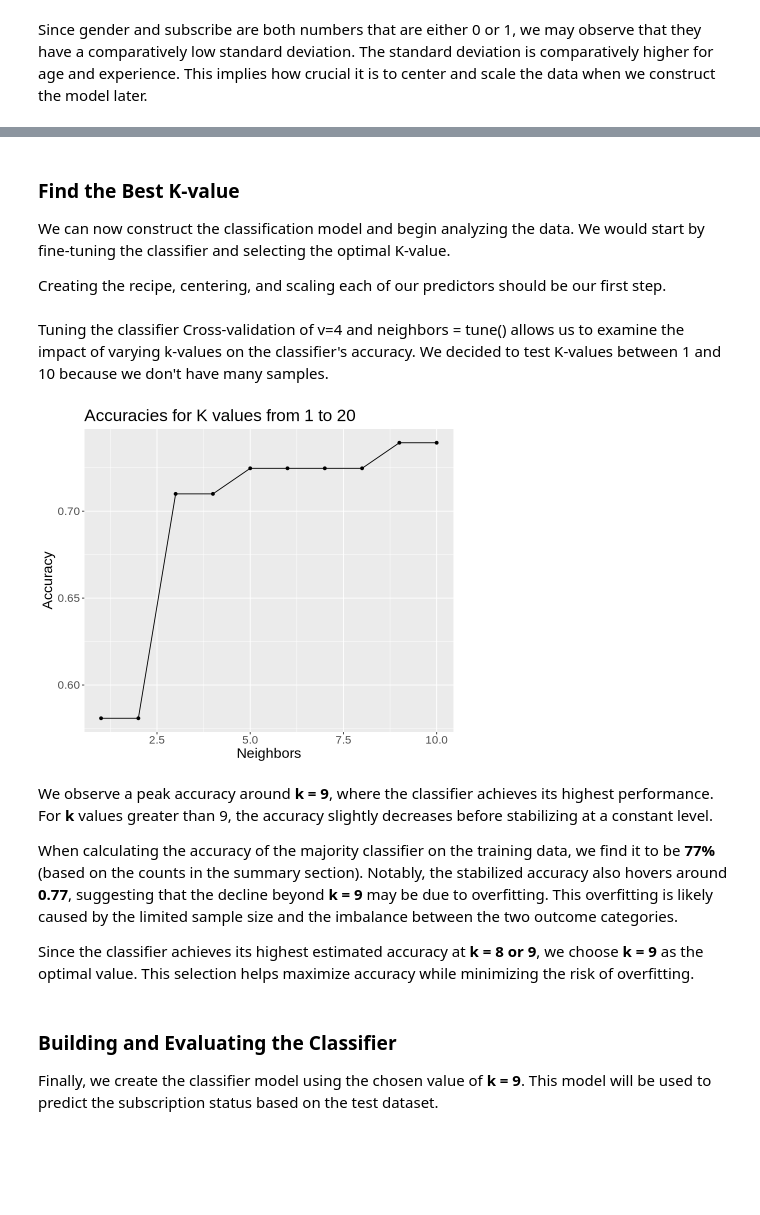
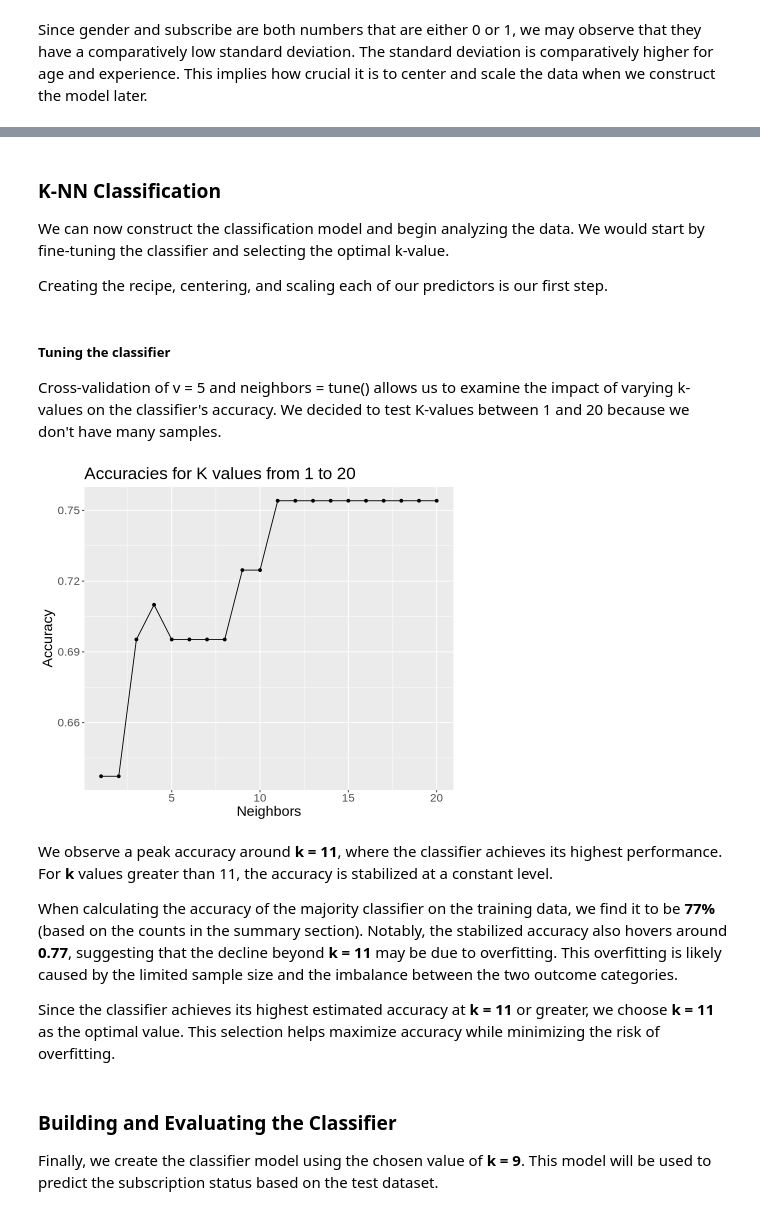
Before and after one commit to sarahmontgomery04/dsci-100-2025w2-group-13, a Jupyter notebook: Project Final Report.ipynb, the cells around one changed output, grey strips where cells are left out. Cells and saved outputs as stored; diff of their text form; code cells hidden in the pictures; blank space fills up the shorter version.

```diff
--- a/Project Final Report.ipynb
+++ b/Project Final Report.ipynb
@@ -180,5 +166,5 @@ We start by removing the column `hashedEmail` from the dataset using the `select
 # %%
-plaicraft_data <- plaicraft_data |>
+plaicraft_data <- merge(sessions_tidy, players_tidy, by = "hashedEmail") |>
     select(-hashedEmail) |>
     mutate(subscribe = as.factor(subscribe))
 
@@ -213,14 +197,14 @@ Finally, we use `head(minecraft_clean)` to display the first few rows of the cle
 # %%
-minecraft_clean <- plaicraft_data |>
-    filter(gender=="Male"| gender=="Female")|>                   #only choose male and female
+plaicraft_clean <- plaicraft_data |>
+    filter(gender == "Male"| gender == "Female")|>                   #only choose male and female
 mutate(experience = as.numeric(factor(experience,
                                         levels = c("Beginner",
                                                    "Amateur",
                                                    "Regular",
                                                    "Pro",
                                                    "Veteran"))),
-        gender=as.numeric(gender=="Male"))
+        gender = as.numeric(gender == "Male"))
 
 
-head(minecraft_clean)
+plaicraft_clean
 # %% [output]
@@ -249,14 +234,14 @@ Finally, we use `head(minecraft_train)` to display the first few rows of the tra
 
 This split ensures that our model learns from a representative portion of the dataset while keeping a separate set for unbiased performance evaluation.
 # %%
-minecraft_split <- initial_split(minecraft_clean, prop=0.65, strata=subscribe)
+plaicraft_split <- initial_split(plaicraft_clean, prop=0.65, strata = subscribe)
 
-minecraft_train <- training(minecraft_split)
+plaicraft_train <- training(plaicraft_split)
 
-minecraft_test <- testing(minecraft_split)
+plaicraft_test <- testing(plaicraft_split)
 
-head(minecraft_train)
+plaicraft_train
 
-nrow(minecraft_train)
-nrow(minecraft_test)
+nrow(plaicraft_train)
+nrow(plaicraft_test)
 # %% [output]
@@ -371,43 +349,45 @@ Warning message:
 # %% [markdown]
-### Find the Best K-value
-We can now construct the classification model and begin analyzing the data.  We would start by fine-tuning the classifier and selecting the optimal K-value.
+### K-NN Classification
+We can now construct the classification model and begin analyzing the data.  We would start by fine-tuning the classifier and selecting the optimal k-value.
 
- Creating the recipe, centering, and scaling each of our predictors should be our first step.
+Creating the recipe, centering, and scaling each of our predictors is our first step.
 # %%
-minecraft_recipe <- recipe(subscribe ~ ., data = minecraft_train)|>
+plaicraft_recipe <- recipe(subscribe ~ ., data = plaicraft_train)|>
             step_scale(all_predictors())|>
             step_center(all_predictors())
 # %% [markdown]
-Tuning the classifier
-Cross-validation of v=4 and neighbors = tune() allows us to examine the impact of varying k-values on the classifier's accuracy.  We decided to test K-values between 1 and 10 because we don't have many samples.
+##### Tuning the classifier
+Cross-validation of v = 5 and neighbors = tune() allows us to examine the impact of varying k-values on the classifier's accuracy.  We decided to test K-values between 1 and 20 because we don't have many samples.
 # %%
+set.seed(555)
+options(repr.plot.height = 6, repr.plot.width = 7)
 knn_tune <- nearest_neighbor(weight_func = "rectangular", neighbors = tune()) |>
             set_engine("kknn") |>
             set_mode("classification")
 
-minecraft_vfold <- vfold_cv(minecraft_train, v = 4, strata = subscribe)
+plaicraft_vfold <- vfold_cv(plaicraft_train, v = 4, strata = subscribe)
 
 tune_results <- workflow() |>
-                 add_recipe(minecraft_recipe) |>
+                 add_recipe(plaicraft_recipe) |>
                  add_model(knn_tune) |>
-                 tune_grid(resamples = minecraft_vfold, grid = tibble(neighbors = c(1:10))) |>
+                 tune_grid(resamples = plaicraft_vfold, grid = tibble(neighbors = c(1:20))) |>
                  collect_metrics()|>
                  filter(.metric == 'accuracy')
 
 cross_val_plot <- ggplot(tune_results, aes(x = neighbors, y = mean)) +
                  geom_point() +
                  geom_line() +
                  labs(x = 'Neighbors',
                       y = 'Accuracy') +
                  ggtitle("Accuracies for K values from 1 to 20")+
                  theme(text = element_text(size = 17))
 
 cross_val_plot
 # %% [output]
-[figure, old version]
+[figure, new version]
 # %% [markdown]
-We observe a peak accuracy around **k = 9**, where the classifier achieves its highest performance. For **k** values greater than 9, the accuracy slightly decreases before stabilizing at a constant level.
+We observe a peak accuracy around **k = 11**, where the classifier achieves its highest performance. For **k** values greater than 11, the accuracy is stabilized at a constant level.
 
-When calculating the accuracy of the majority classifier on the training data, we find it to be **77%** (based on the counts in the summary section). Notably, the stabilized accuracy also hovers around **0.77**, suggesting that the decline beyond **k = 9** may be due to overfitting. This overfitting is likely caused by the limited sample size and the imbalance between the two outcome categories.
+When calculating the accuracy of the majority classifier on the training data, we find it to be **77%** (based on the counts in the summary section). Notably, the stabilized accuracy also hovers around **0.77**, suggesting that the decline beyond **k = 11** may be due to overfitting. This overfitting is likely caused by the limited sample size and the imbalance between the two outcome categories.
 
-Since the classifier achieves its highest estimated accuracy at **k = 8 or 9**, we choose **k = 9** as the optimal value. This selection helps maximize accuracy while minimizing the risk of overfitting.
+Since the classifier achieves its highest estimated accuracy at **k = 11** or greater, we choose **k = 11** as the optimal value. This selection helps maximize accuracy while minimizing the risk of overfitting.
```
Also changed, not shown: parts of 22 cells of this notebook.
